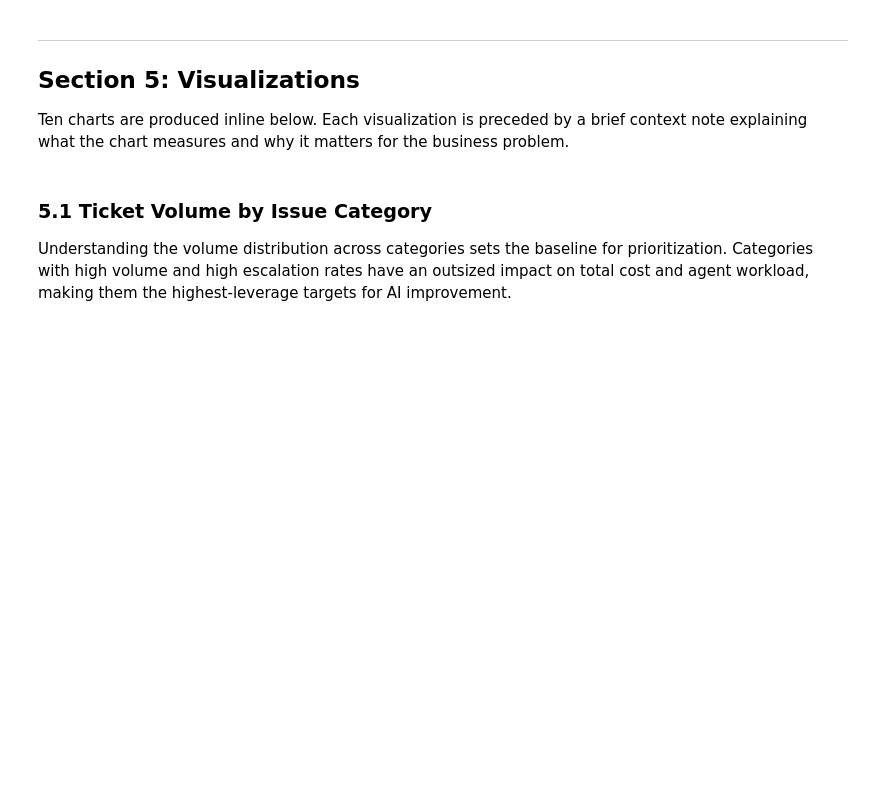
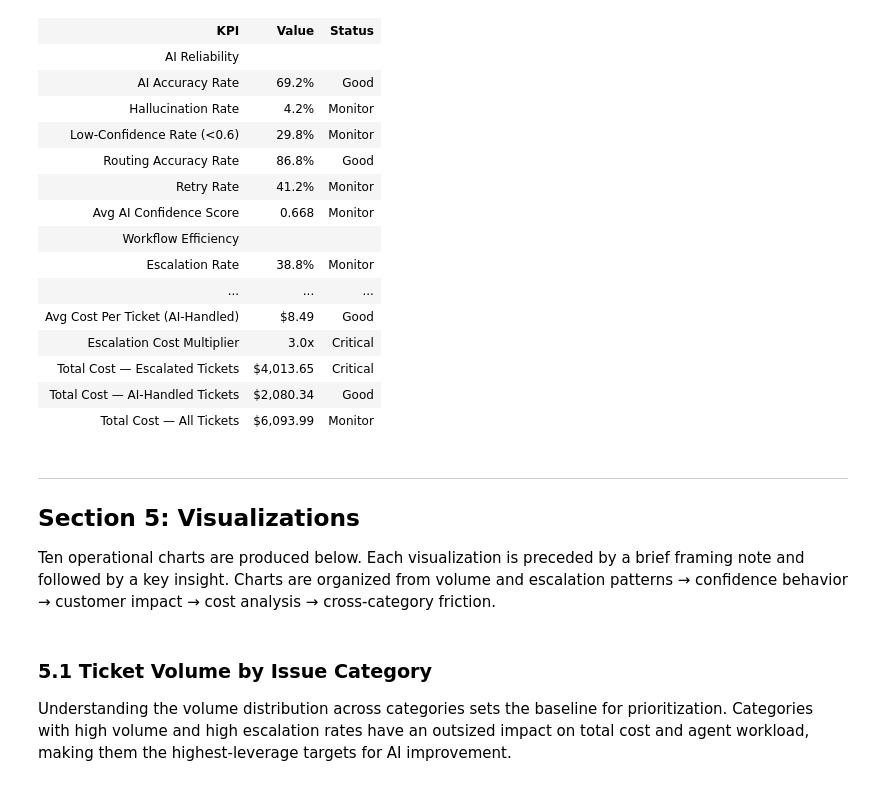
Before and after one commit to yli949-gif/ai-workflow-observability, a Jupyter notebook: notebooks/analysis.ipynb, the cells around one changed output. Drawn from its saved outputs; the diff is of its cells as text; code cells hidden in the pictures; blank space fills up the shorter version.

```diff
--- a/notebooks/analysis.ipynb
+++ b/notebooks/analysis.ipynb
@@ -471,14 +499,14 @@ cost_multiplier          = avg_cost_escalated / avg_cost_not_escalated
 # ── Display Dashboard ─────────────────────────────────────────────────────────
 kpi_html = """
 <style>
-  .kpi-table { border-collapse: collapse; width: 100%; font-family: 'Segoe UI', sans-serif; font-size: 13px; }
-  .kpi-table th { background: #1A3A5C; color: white; padding: 8px 14px; text-align: left; }
-  .kpi-table td { padding: 7px 14px; border-bottom: 1px solid #e0e0e0; }
-  .kpi-table tr:nth-child(even) { background: #f7f9fb; }
-  .section-header { background: #2E6DA4 !important; color: white !important; font-weight: bold; }
-  .good   { color: #27AE60; font-weight: bold; }
-  .warn   { color: #E07B39; font-weight: bold; }
-  .crit   { color: #C0392B; font-weight: bold; }
+  .kpi-table {{ border-collapse: collapse; width: 100%; font-family: 'Segoe UI', sans-serif; font-size: 13px; }}
+  .kpi-table th {{ background: #1A3A5C; color: white; padding: 8px 14px; text-align: left; }}
+  .kpi-table td {{ padding: 7px 14px; border-bottom: 1px solid #e0e0e0; }}
+  .kpi-table tr:nth-child(even) {{ background: #f7f9fb; }}
+  .section-header {{ background: #2E6DA4 !important; color: white !important; font-weight: bold; }}
+  .good   {{ color: #27AE60; font-weight: bold; }}
+  .warn   {{ color: #E07B39; font-weight: bold; }}
+  .crit   {{ color: #C0392B; font-weight: bold; }}
 </style>
 <table class='kpi-table'>
   <tr><th>KPI</th><th>Value</th><th>Status</th></tr>
@@ -498,38 +526,55 @@ kpi_html = """
   <tr><td>Avg Human Resolution Time (escalated)</td><td>{:.1f} min</td><td class='warn'>Monitor</td></tr>
   <tr><td>SLA Breach Rate</td><td>{:.1f}%</td><td class='crit'>Critical</td></tr>
   <tr><td>Repeat Issue Rate</td><td>{:.1f}%</td><td class='warn'>Monitor</td></tr>
 
   <tr><td colspan='3' class='section-header'>Customer Satisfaction</td></tr>
   <tr><td>Avg Customer Rating (Overall)</td><td>{:.2f} / 5.0</td><td class='good'>Good</td></tr>
   <tr><td>Avg Rating (Escalated)</td><td>{:.2f} / 5.0</td><td class='warn'>Monitor</td></tr>
   <tr><td>Avg Rating (AI-Handled)</td><td>{:.2f} / 5.0</td><td class='good'>Good</td></tr>
 
   <tr><td colspan='3' class='section-header'>Business Cost</td></tr>
   <tr><td>Avg Cost Per Ticket (Overall)</td><td>${:.2f}</td><td class='warn'>Monitor</td></tr>
   <tr><td>Avg Cost Per Ticket (Escalated)</td><td>${:.2f}</td><td class='crit'>Critical</td></tr>
   <tr><td>Avg Cost Per Ticket (AI-Handled)</td><td>${:.2f}</td><td class='good'>Good</td></tr>
   <tr><td>Escalation Cost Multiplier</td><td>{:.1f}x</td><td class='crit'>Critical</td></tr>
   <tr><td>Total Cost — Escalated Tickets</td><td>${:,.2f}</td><td class='crit'>Critical</td></tr>
   <tr><td>Total Cost — AI-Handled Tickets</td><td>${:,.2f}</td><td class='good'>Good</td></tr>
   <tr><td>Total Cost — All Tickets</td><td>${:,.2f}</td><td class='warn'>Monitor</td></tr>
 </table>
 """.format(
     ai_accuracy_rate * 100, hallucination_rate * 100, low_confidence_rate * 100,
     routing_accuracy_rate * 100, retry_rate * 100, avg_confidence_score,
     escalation_rate * 100, escalation_required_rate * 100,
     avg_total_resolution, avg_human_resolution,
     sla_breach_rate * 100, repeat_issue_rate * 100,
     avg_customer_rating, rating_escalated, rating_not_escalated,
     avg_cost_overall, avg_cost_escalated, avg_cost_not_escalated, cost_multiplier,
     total_cost_escalated, total_cost_not_escalated, total_cost_overall
 )
 
 display(HTML(kpi_html))
+# %% [output]
+| KPI | Value | Status |
+| AI Reliability |  |  |
+| AI Accuracy Rate | 69.2% | Good |
+| Hallucination Rate | 4.2% | Monitor |
+| Low-Confidence Rate (<0.6) | 29.8% | Monitor |
+| Routing Accuracy Rate | 86.8% | Good |
+| Retry Rate | 41.2% | Monitor |
+| Avg AI Confidence Score | 0.668 | Monitor |
+| Workflow Efficiency |  |  |
+| Escalation Rate | 38.8% | Monitor |
+| ... | ... | ... |
+| Avg Cost Per Ticket (AI-Handled) | $8.49 | Good |
+| Escalation Cost Multiplier | 3.0x | Critical |
+| Total Cost — Escalated Tickets | $4,013.65 | Critical |
+| Total Cost — AI-Handled Tickets | $2,080.34 | Good |
+| Total Cost — All Tickets | $6,093.99 | Monitor |
 # %% [markdown]
 ---
 ## Section 5: Visualizations
 
-Ten charts are produced inline below. Each visualization is preceded by a brief context note explaining what the chart measures and why it matters for the business problem.
+Ten operational charts are produced below. Each visualization is preceded by a brief framing note and followed by a key insight. Charts are organized from volume and escalation patterns → confidence behavior → customer impact → cost analysis → cross-category friction.
 # %% [markdown]
 ### 5.1 Ticket Volume by Issue Category
 
```
Also changed, not shown: parts of 43 cells of this notebook, 15 other files.
